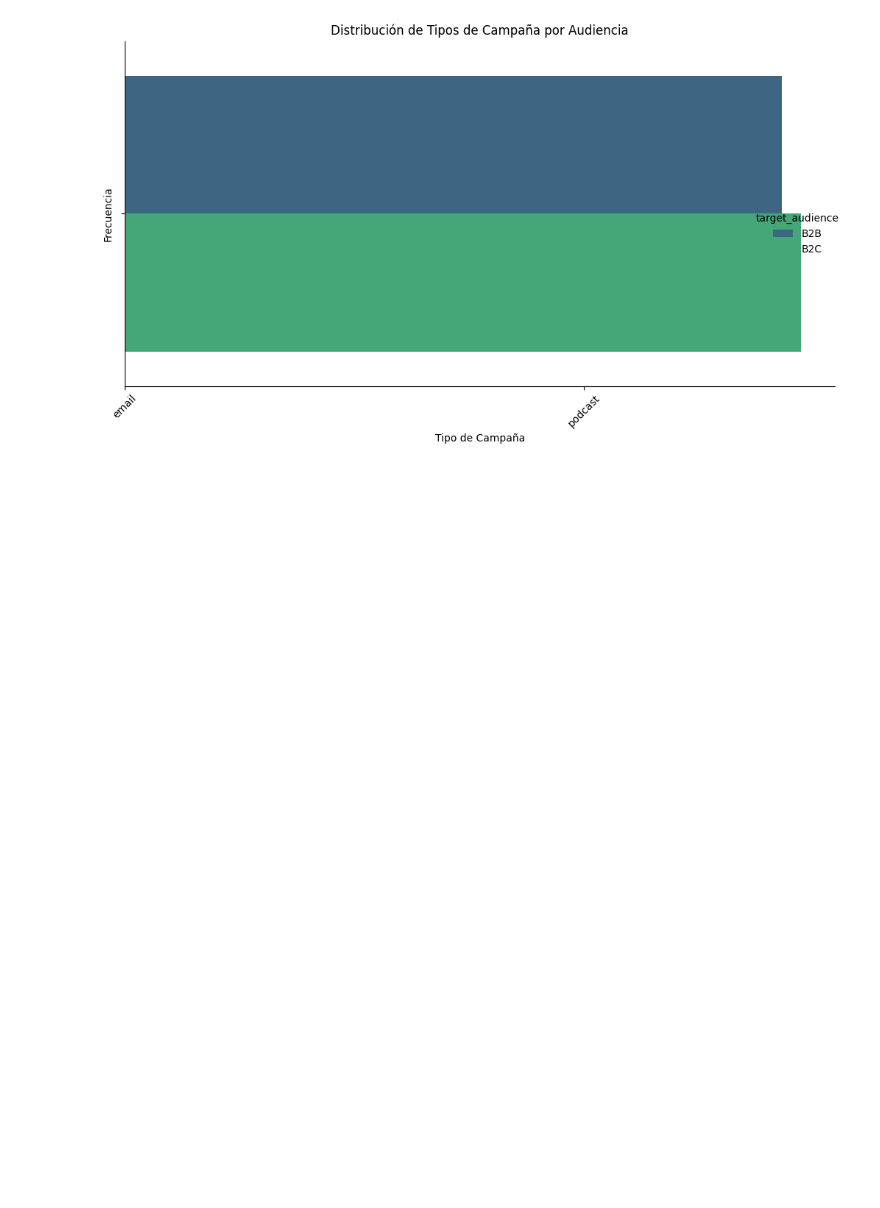
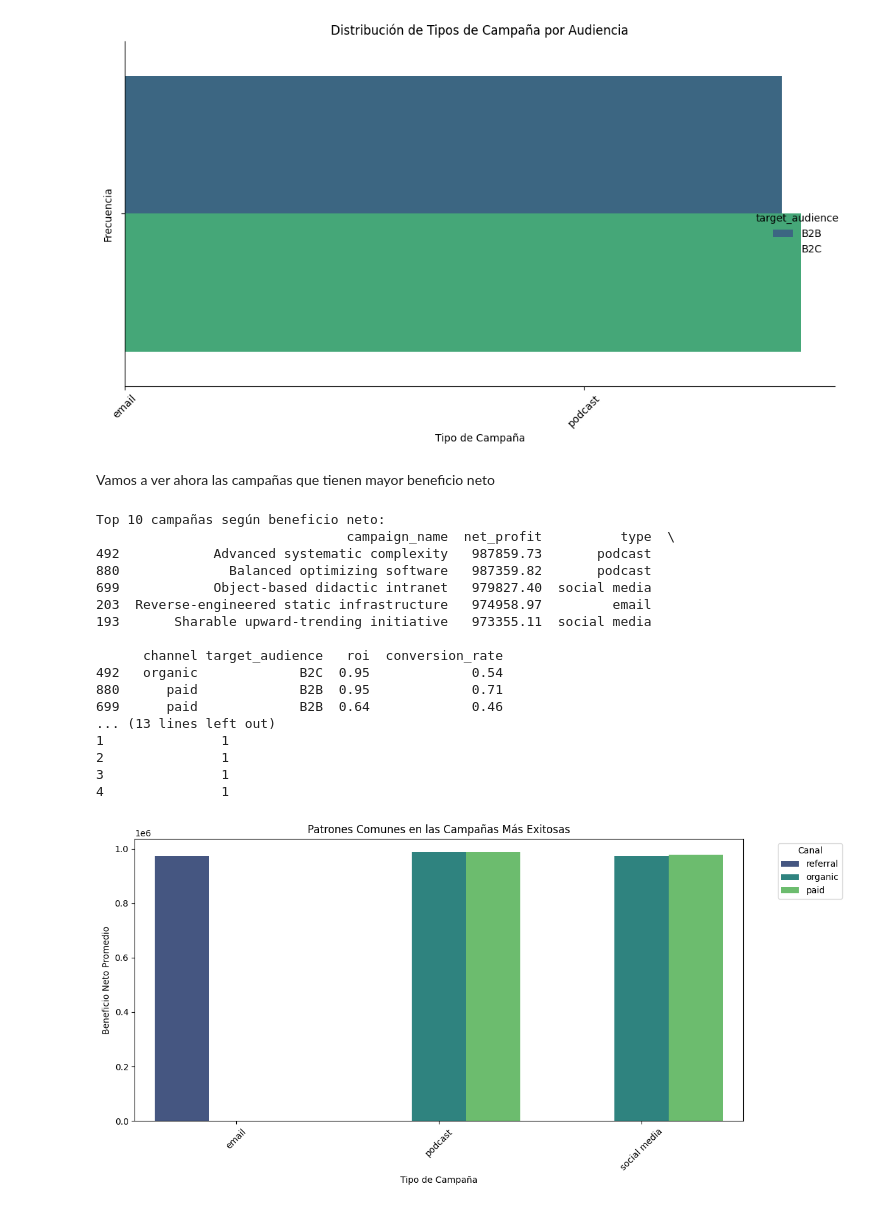
Before and after one commit to David-Gabriel07/Desafio-de-Marketing, a Jupyter notebook: notebooks/eda.ipynb, the cells around one changed output. Drawn from its saved outputs; the diff is of its cells as text; code cells hidden in the pictures; blank space fills up the shorter version.

```diff
--- a/notebooks/eda.ipynb
+++ b/notebooks/eda.ipynb
@@ -291,3 +291,54 @@ plt.show()
 [figure]
 <Figure size 1200x600 with 0 Axes>
 [figure]
+# %% [markdown]
+Vamos a ver ahora las campañas que tienen mayor beneficio neto
+# %%
+# Ranking de campañas según beneficio neto
+top_campaigns = df.sort_values(by='net_profit', ascending=False).head(5)
+
+# Mostrar las campañas más exitosas
+print("Top 10 campañas según beneficio neto:")
+print(top_campaigns[['campaign_name', 'net_profit', 'type', 'channel', 'target_audience', 'roi', 'conversion_rate']])
+
+# Analizar patrones comunes
+common_patterns = top_campaigns.groupby(['type', 'channel', 'target_audience']).agg({
+    'net_profit': 'mean',
+    'roi': 'mean',
+    'conversion_rate': 'mean',
+    'campaign_name': 'count'
+}).rename(columns={'campaign_name': 'campaign_count'}).reset_index()
+
+# Mostrar patrones comunes
+print("\nPatrones comunes en las campañas más exitosas:")
+print(common_patterns)
+
+# Visualizar los patrones comunes
+plt.figure(figsize=(12, 6))
+sns.barplot(data=common_patterns, x='type', y='net_profit', hue='channel', palette='viridis')
+plt.title('Patrones Comunes en las Campañas Más Exitosas')
+plt.xlabel('Tipo de Campaña')
+plt.ylabel('Beneficio Neto Promedio')
+plt.legend(title='Canal', bbox_to_anchor=(1.05, 1), loc='upper left')
+plt.xticks(rotation=45)
+plt.tight_layout()
+plt.show()
+# %% [output]
+Top 10 campañas según beneficio neto:
+                                campaign_name  net_profit          type  \
+492            Advanced systematic complexity   987859.73       podcast
+880              Balanced optimizing software   987359.82       podcast
+699            Object-based didactic intranet   979827.40  social media
+203  Reverse-engineered static infrastructure   974958.97         email
+193       Sharable upward-trending initiative   973355.11  social media
+
+      channel target_audience   roi  conversion_rate
+492   organic             B2C  0.95             0.54
+880      paid             B2B  0.95             0.71
+699      paid             B2B  0.64             0.46
+... (13 lines left out)
+1               1
+2               1
+3               1
+4               1
+[figure, added]
```
Also changed, not shown: parts of 6 cells of this notebook.
